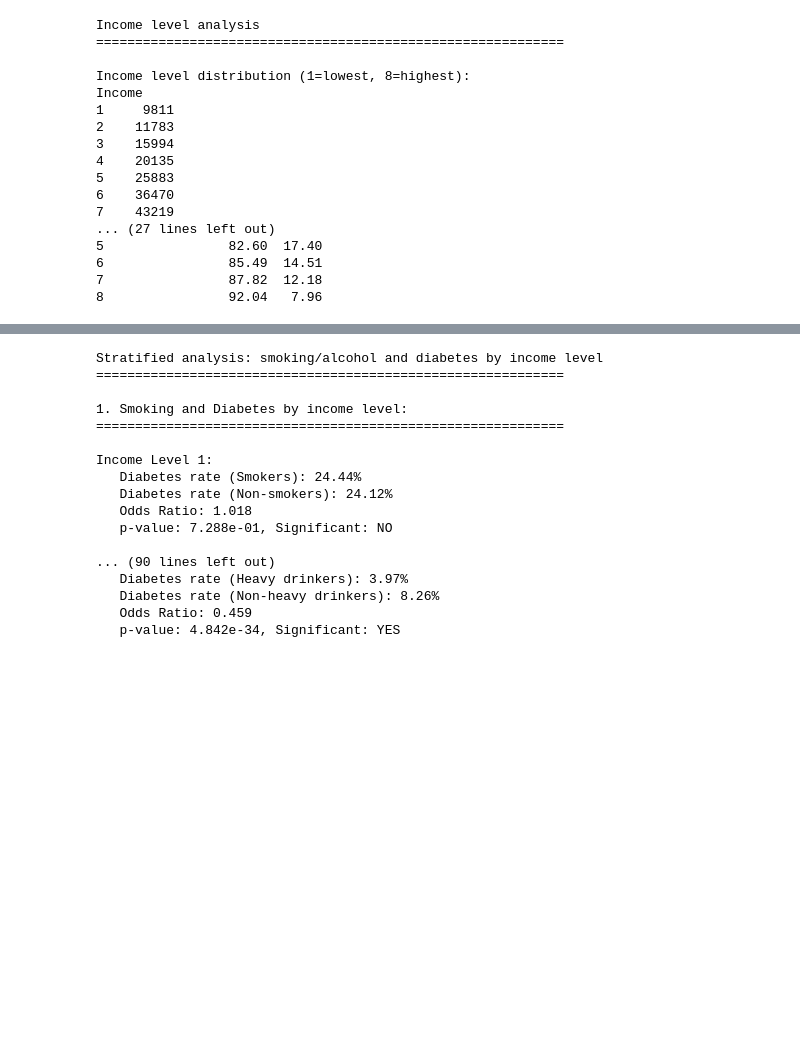
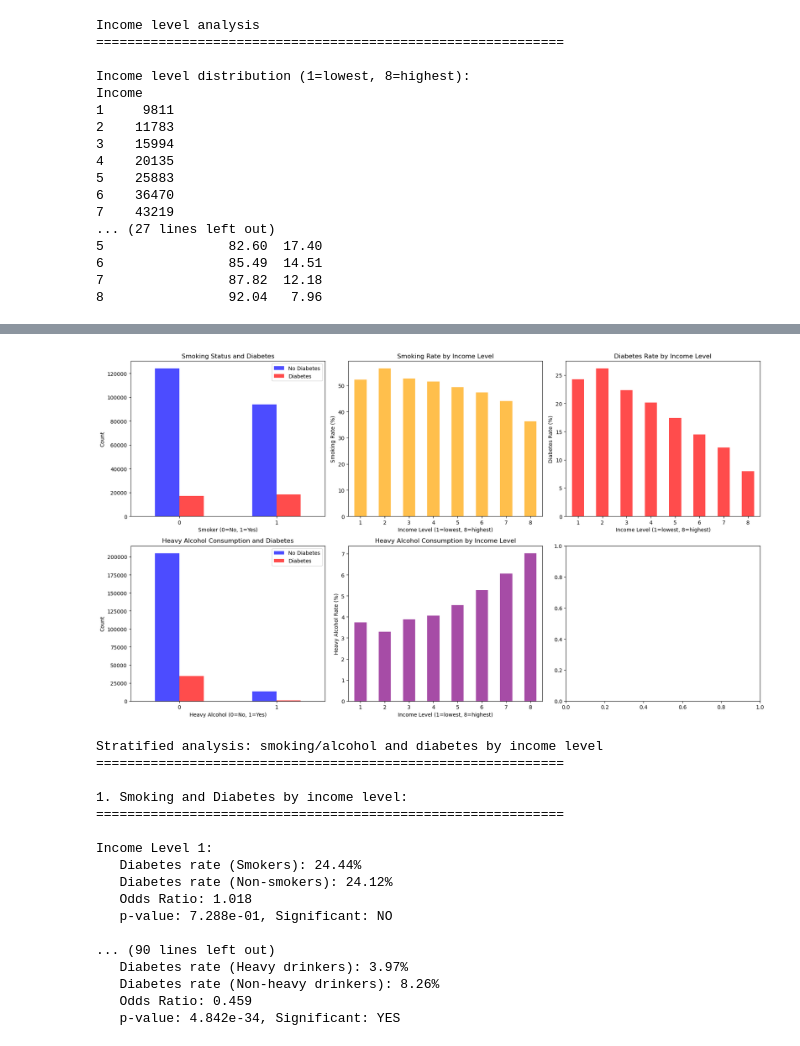
Before and after one commit to baobean/CSC17104-FinalProject, a Jupyter notebook: Group03.ipynb, the cells around one changed output, grey strips where cells are left out. Saved outputs shown, nothing was run; the diff lists cells and outputs as text; code cells hidden in the pictures; blank space fills up the shorter version.

```diff
--- a/Group03.ipynb
+++ b/Group03.ipynb
@@ -1762,3 +1743,52 @@ High income group (Income 7-8):
+# %%
+# Visualization 2: Smoking, Alcohol, and Income Analysis
+fig, axes = plt.subplots(2, 3, figsize=(18, 10))
+
+# 1. Smoking vs Diabetes
+smoking_data = pd.crosstab(df['Smoker'], df['Diabetes_binary'])
+smoking_data.plot(kind='bar', ax=axes[0, 0], color=['blue', 'red'], alpha=0.7)
+axes[0, 0].set_xlabel('Smoker (0=No, 1=Yes)')
+axes[0, 0].set_ylabel('Count')
+axes[0, 0].set_title('Smoking Status and Diabetes')
+axes[0, 0].legend(['No Diabetes', 'Diabetes'])
+axes[0, 0].tick_params(axis='x', rotation=0)
+
+# 2. Heavy Alcohol vs Diabetes
+alcohol_data = pd.crosstab(df['HvyAlcoholConsump'], df['Diabetes_binary'])
+alcohol_data.plot(kind='bar', ax=axes[1, 0], color=['blue', 'red'], alpha=0.7)
+axes[1, 0].set_xlabel('Heavy Alcohol (0=No, 1=Yes)')
+axes[1, 0].set_ylabel('Count')
+axes[1, 0].set_title('Heavy Alcohol Consumption and Diabetes')
+axes[1, 0].legend(['No Diabetes', 'Diabetes'])
+axes[1, 0].tick_params(axis='x', rotation=0)
+
+# 3. Smoking Rate by Income Level
+smoking_income = df.groupby('Income')['Smoker'].mean() * 100
+smoking_income.plot(kind='bar', ax=axes[0, 1], color='orange', alpha=0.7)
+axes[0, 1].set_xlabel('Income Level (1=lowest, 8=highest)')
+axes[0, 1].set_ylabel('Smoking Rate (%)')
+axes[0, 1].set_title('Smoking Rate by Income Level')
+axes[0, 1].tick_params(axis='x', rotation=0)
+
+# 4. Heavy Alcohol by Income Level
+alcohol_income = df.groupby('Income')['HvyAlcoholConsump'].mean() * 100
+alcohol_income.plot(kind='bar', ax=axes[1, 1], color='purple', alpha=0.7)
+axes[1, 1].set_xlabel('Income Level (1=lowest, 8=highest)')
+axes[1, 1].set_ylabel('Heavy Alcohol Rate (%)')
+axes[1, 1].set_title('Heavy Alcohol Consumption by Income Level')
+axes[1, 1].tick_params(axis='x', rotation=0)
+
+# 5. Diabetes Rate by Income Level
+diabetes_income = df.groupby('Income')['Diabetes_binary'].mean() * 100
+diabetes_income.plot(kind='bar', ax=axes[0, 2], color='red', alpha=0.7)
+axes[0, 2].set_xlabel('Income Level (1=lowest, 8=highest)')
+axes[0, 2].set_ylabel('Diabetes Rate (%)')
+axes[0, 2].set_title('Diabetes Rate by Income Level')
+axes[0, 2].tick_params(axis='x', rotation=0)
+plt.tight_layout()
+plt.show()
+# %% [output]
+[figure, added]
 # %%
 # Stratified Analysis: Smoking/Alcohol by Income Level
 print("Stratified analysis: smoking/alcohol and diabetes by income level")
```
Also changed, not shown: parts of 10 cells of this notebook.
